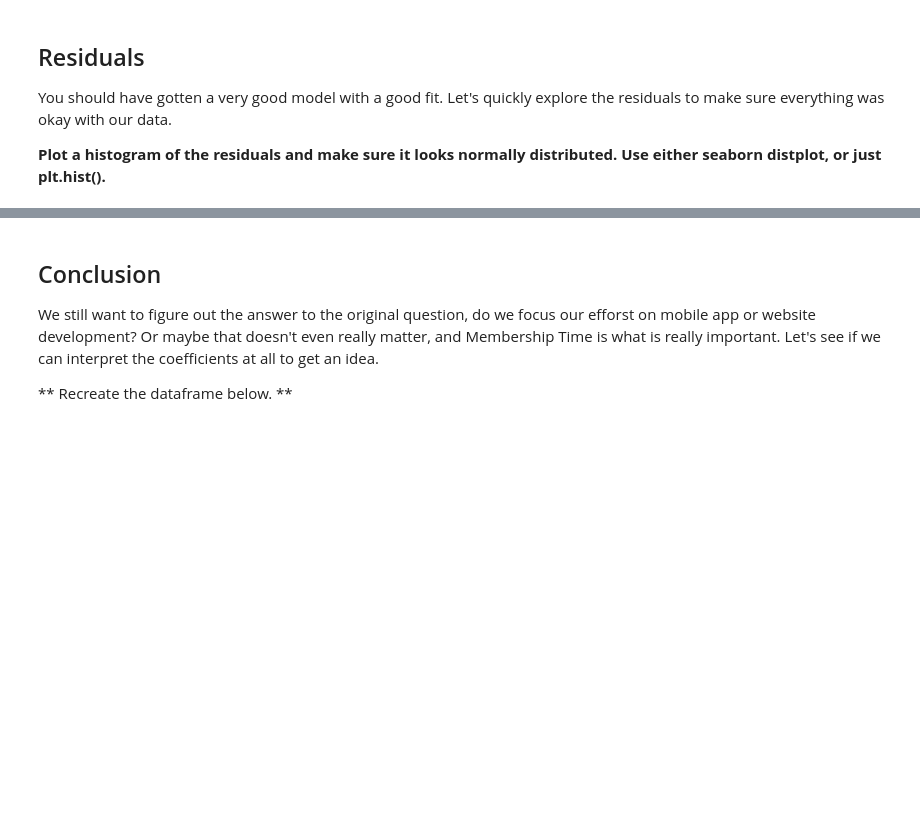
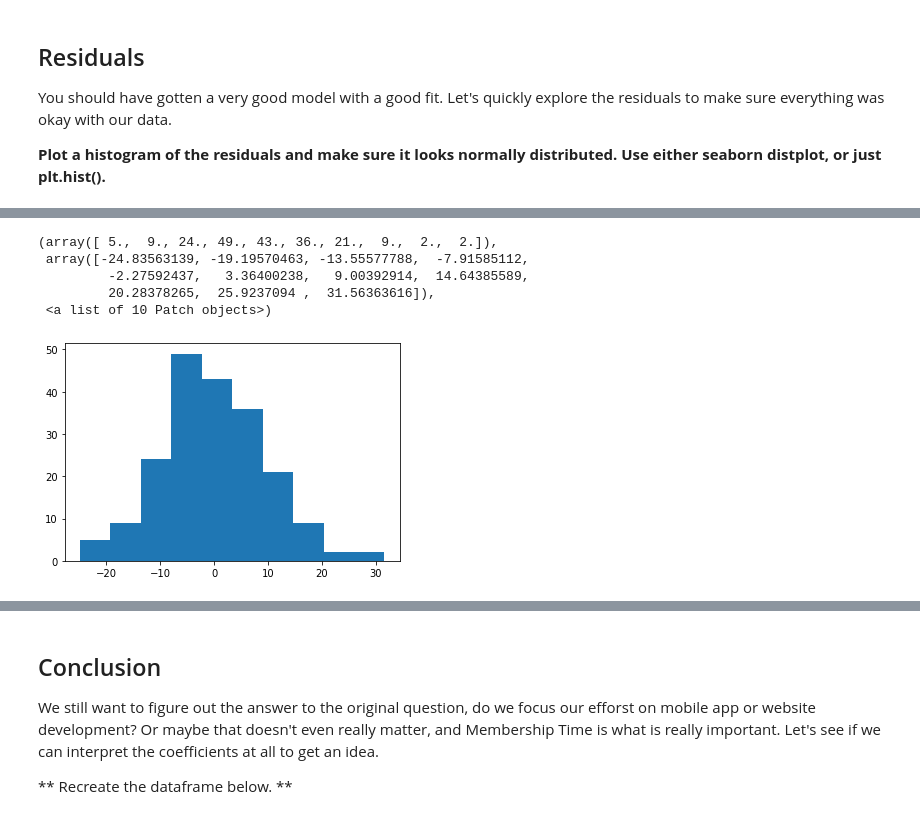
Before and after one commit to gunjanmimo/Data-Science, a Jupyter notebook: linear regression/Linear Regression - Project Exercise .ipynb, the cells around one changed output, grey strips where cells are left out. Cells and saved outputs as stored; diff of their text form; code cells hidden in the pictures; blank space fills up the shorter version.

```diff
--- a/linear regression/Linear Regression - Project Exercise .ipynb
+++ b/linear regression/Linear Regression - Project Exercise .ipynb
@@ -184,0 +230,9 @@ You should have gotten a very good model with a good fit. Let's quickly explore
+# %%
+plt.hist(y_test-pred)
+# %% [output]
+(array([ 5.,  9., 24., 49., 43., 36., 21.,  9.,  2.,  2.]),
+ array([-24.83563139, -19.19570463, -13.55577788,  -7.91585112,
+         -2.27592437,   3.36400238,   9.00392914,  14.64385589,
+         20.28378265,  25.9237094 ,  31.56363616]),
+ <a list of 10 Patch objects>)
+[figure, added]
```
Also changed, not shown: parts of 24 cells of this notebook.
